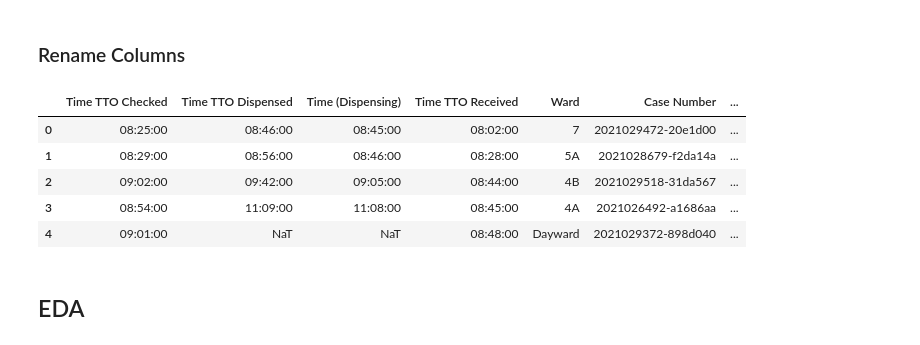
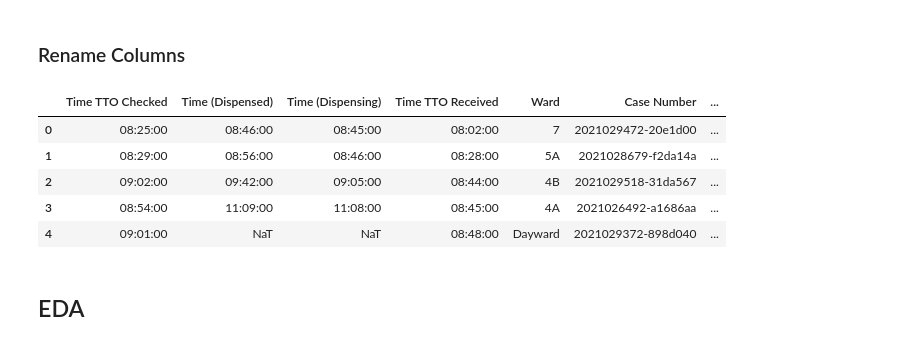
Before and after one commit to RoystonCXW/IS447---Smart-Healthcare, a Jupyter notebook: IS447/System/Data/Pharmacy Dept/Data Cleaning/MEH_Cleaning.ipynb, the cells around one changed output. Cells and saved outputs as stored; diff of their text form; code cells hidden in the pictures.

```diff
--- a/IS447/System/Data/Pharmacy Dept/Data Cleaning/MEH_Cleaning.ipynb
+++ b/IS447/System/Data/Pharmacy Dept/Data Cleaning/MEH_Cleaning.ipynb
@@ -486,19 +491,19 @@ dfinal_csv.head()
 ### Rename Columns
 # %%
 dfinal_cols_name = {'DateTime TTO Checked': 'Time TTO Checked',
-                    'DateTime TTO Dispensed': 'Time TTO Dispensed',
+                    'DateTime TTO Dispensed': 'Time (Dispensed)',
                     'DateTime (Dispensing)': 'Time (Dispensing)',
                     'DateTime TTO Received': 'Time TTO Received',
                     'DateTime (in Pharmacy)': 'Time (in Pharmacy)',
                     'DateTime (in Pigeon)': 'Time (in Pigeon)',
-                    'DateTime (Dispensed by Nurses)': 'Time (Dispensed by Nurses)',
+                    'DateTime (Dispensed by Nurses)': 'Time (Dispensed by Nurse)',
                     'DateTime (Passed to Nurse)': 'Time (Passed to Nurse)'}
 
 dfinal_csv.rename(columns=dfinal_cols_name, inplace=True)
 
 dfinal_csv.head()
 # %% [output]
-|  | Time TTO Checked | Time TTO Dispensed | Time (Dispensing) | Time TTO Received | Ward | Case Number | ... |
+|  | Time TTO Checked | Time (Dispensed) | Time (Dispensing) | Time TTO Received | Ward | Case Number | ... |
 | 0 | 08:25:00 | 08:46:00 | 08:45:00 | 08:02:00 | 7 | 2021029472-20e1d00 | ... |
 | 1 | 08:29:00 | 08:56:00 | 08:46:00 | 08:28:00 | 5A | 2021028679-f2da14a | ... |
 | 2 | 09:02:00 | 09:42:00 | 09:05:00 | 08:44:00 | 4B | 2021029518-31da567 | ... |
```
Also changed, not shown: parts of 13 cells of this notebook, 1 other file.
